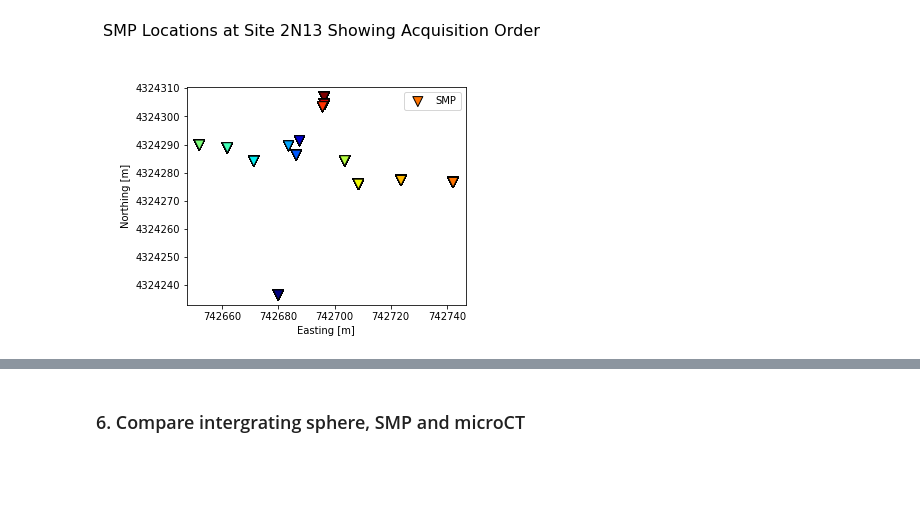
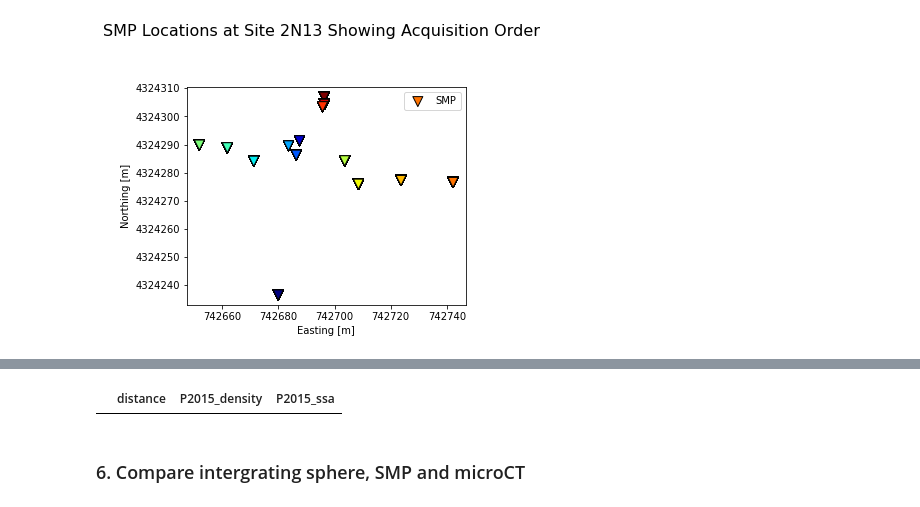
Before and after one commit to snowex-hackweek/website-2021, a Jupyter notebook: book/tutorials/microstructure/microstructure-tutorial.ipynb, the cells around one changed output, grey strips where cells are left out. Drawn from its saved outputs; the diff is of its cells as text; code cells hidden in the pictures; blank space fills up the shorter version.

Commit message:
stumbling towards smp ssa calcs

```diff
--- a/book/tutorials/microstructure/microstructure-tutorial.ipynb
+++ b/book/tutorials/microstructure/microstructure-tutorial.ipynb
@@ -252,2 +204,13 @@ Name: distance, Length: 2420, dtype: float64
+# %%
+# try to compute SSA
+
+# these two lines copied from 136 and 137 of profile.py at https://github.com/slf-dot-ch/snowmicropyn/blob/master/snowmicropyn/profile.py
+stacked = np.column_stack([df_smp_final.depth.values, df_smp_final.value.values])
+samples= pd.DataFrame(stacked, columns=('distance', 'force'))
+
+p2015 = proksch2015.calc(samples)
+p2015
+# %% [output]
+|  | distance | P2015_density | P2015_ssa |
 # %% [markdown]
 ### 6. Compare intergrating sphere, SMP and microCT
```
Also changed, not shown: parts of 6 cells of this notebook.
